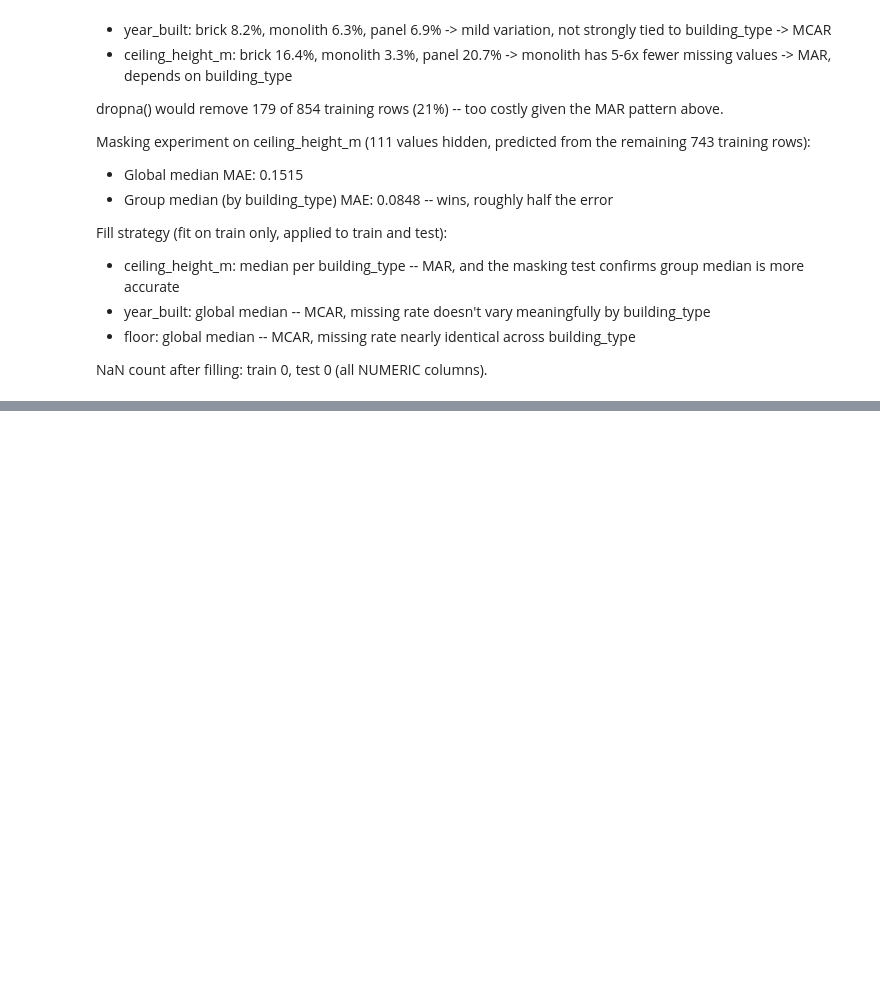
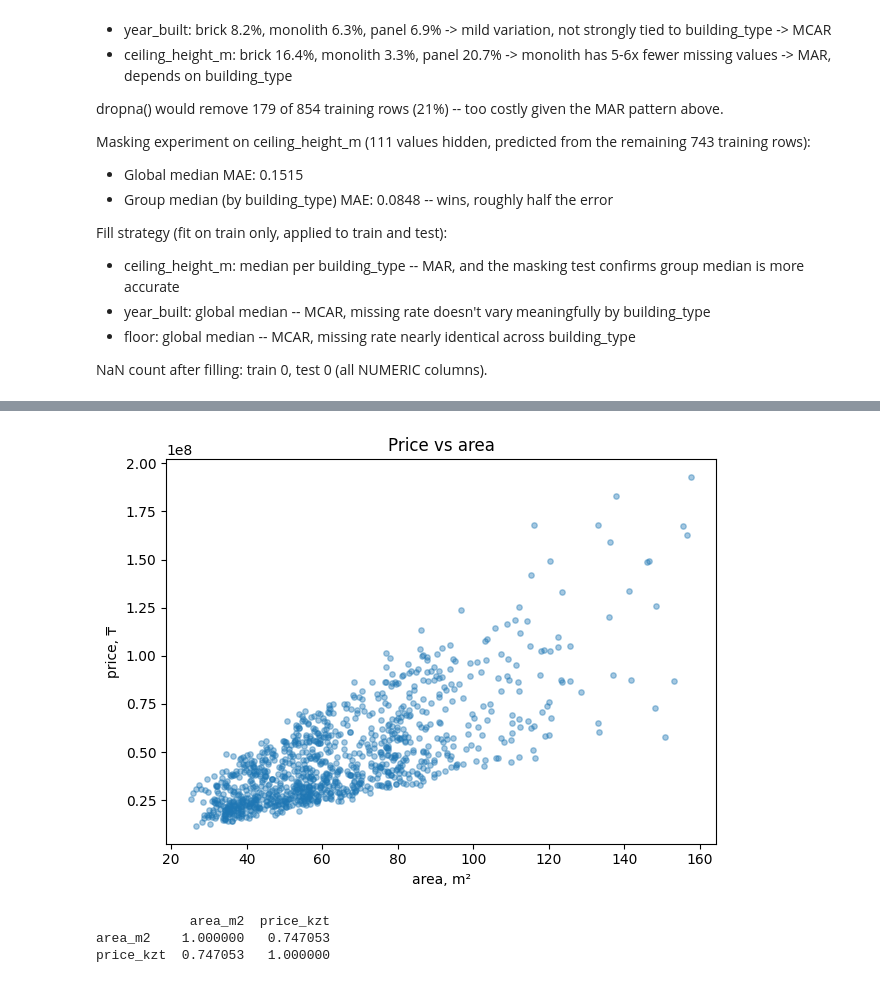
Before and after one commit to danieldiaz-smakov/smakov_ML_task_1, a Jupyter notebook: notebook.ipynb, the cells around one changed output, grey strips where cells are left out. Drawn from its saved outputs; the diff is of its cells as text; code cells hidden in the pictures; blank space fills up the shorter version.

```diff
--- a/notebook.ipynb
+++ b/notebook.ipynb
@@ -565,0 +663,14 @@ NaN count after filling: train 0, test 0 (all NUMERIC columns).
+# %%
+plt.scatter(df["area_m2"], df["price_kzt"], alpha=0.4, s=15)
+plt.xlabel("area, m²")
+plt.ylabel("price, ₸")
+plt.title("Price vs area")
+plt.tight_layout()
+plt.show()
+
+print(df[["area_m2", "price_kzt"]].corr())
+# %% [output]
+[figure, added]
+            area_m2  price_kzt
+area_m2    1.000000   0.747053
+price_kzt  0.747053   1.000000
```
Also changed, not shown: parts of 16 cells of this notebook.
